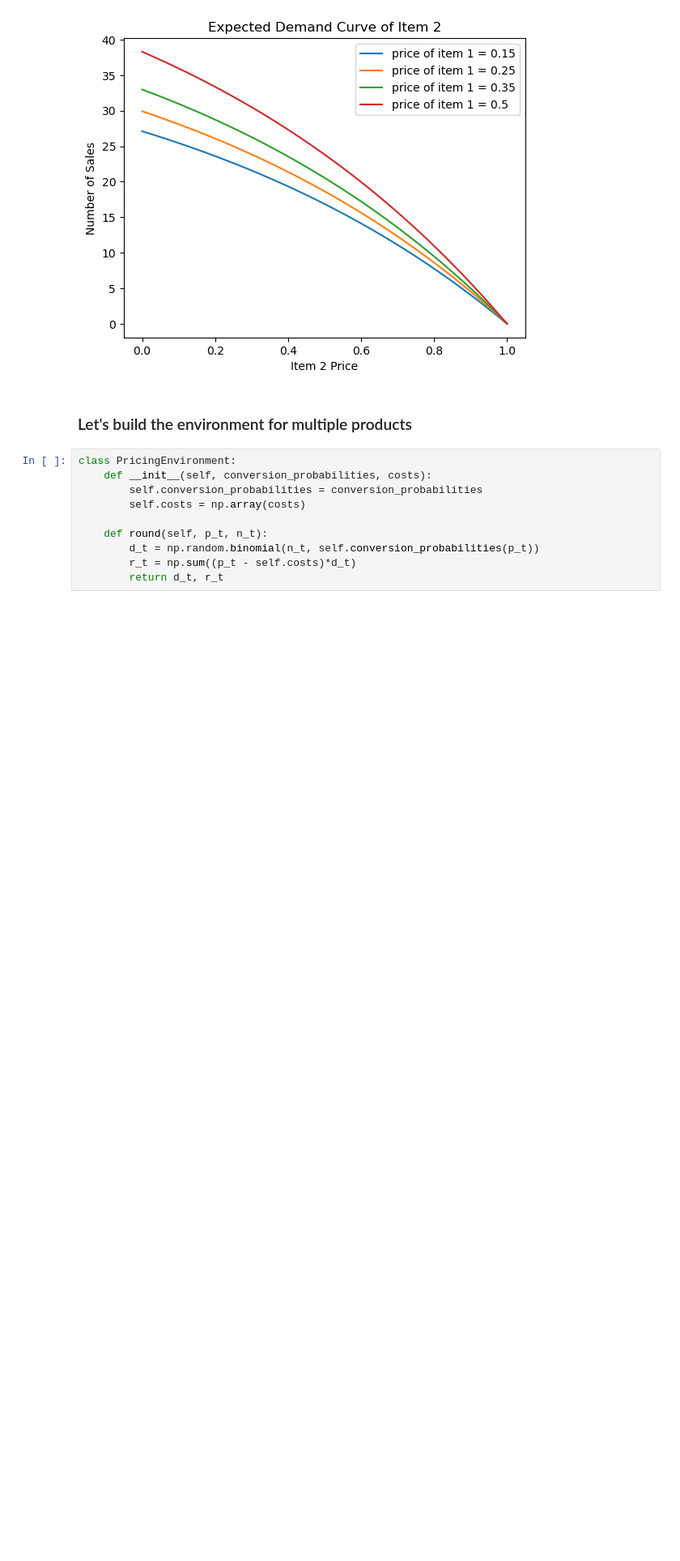
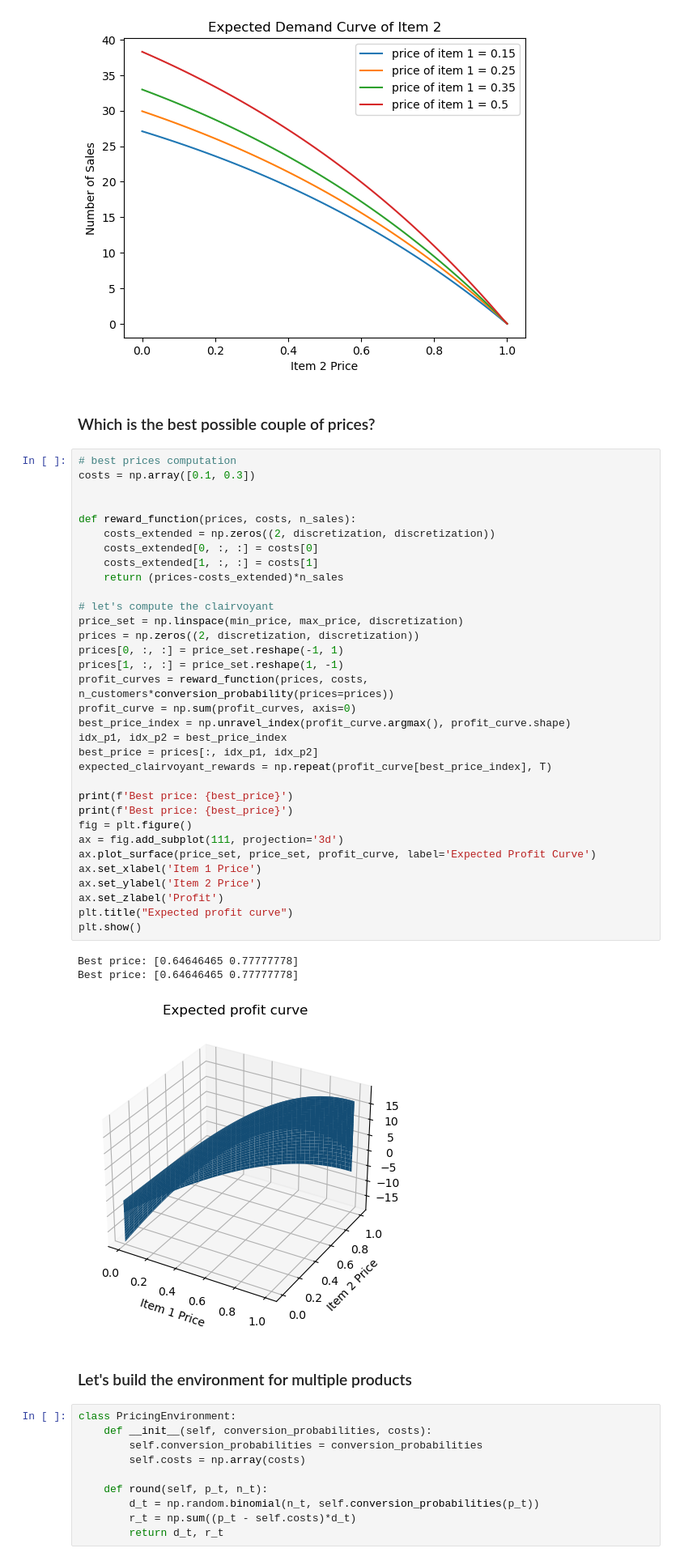
Before and after one commit to giulio8/OLA_project, a Jupyter notebook: Multiple_products_pricing.ipynb, the cells around one changed output. Shown: that part at 81% size. Saved outputs shown, nothing was run; the diff lists cells and outputs as text; blank space fills up the shorter version.

```diff
--- a/Multiple_products_pricing.ipynb
+++ b/Multiple_products_pricing.ipynb
@@ -494,6 +494,45 @@ plt.title('Expected Demand Curve of Item 2')
 plt.show();
 # %% [output]
 [figure]
+# %% [markdown]
+### Which is the best possible couple of prices?
+# %%
+# best prices computation
+costs = np.array([0.1, 0.3])
+
+
+def reward_function(prices, costs, n_sales):
+    costs_extended = np.zeros((2, discretization, discretization))
+    costs_extended[0, :, :] = costs[0]
+    costs_extended[1, :, :] = costs[1]
+    return (prices-costs_extended)*n_sales
+
+# let's compute the clairvoyant
+price_set = np.linspace(min_price, max_price, discretization)
+prices = np.zeros((2, discretization, discretization))
+prices[0, :, :] = price_set.reshape(-1, 1)
+prices[1, :, :] = price_set.reshape(1, -1)
+profit_curves = reward_function(prices, costs, n_customers*conversion_probability(prices=prices))
+profit_curve = np.sum(profit_curves, axis=0)
+best_price_index = np.unravel_index(profit_curve.argmax(), profit_curve.shape)
+idx_p1, idx_p2 = best_price_index
+best_price = prices[:, idx_p1, idx_p2]
+expected_clairvoyant_rewards = np.repeat(profit_curve[best_price_index], T)
+
+print(f'Best price: {best_price}')
+print(f'Best price: {best_price}')
+fig = plt.figure()
+ax = fig.add_subplot(111, projection='3d')
+ax.plot_surface(price_set, price_set, profit_curve, label='Expected Profit Curve')
+ax.set_xlabel('Item 1 Price')
+ax.set_ylabel('Item 2 Price')
+ax.set_zlabel('Profit')
+plt.title("Expected profit curve")
+plt.show()
+# %% [output]
+Best price: [0.64646465 0.77777778]
+Best price: [0.64646465 0.77777778]
+[figure, added]
 # %% [markdown]
 ### Let's build the environment for multiple products
 # %%
```
Also changed, not shown: parts of 6 cells of this notebook, 2 other files.
